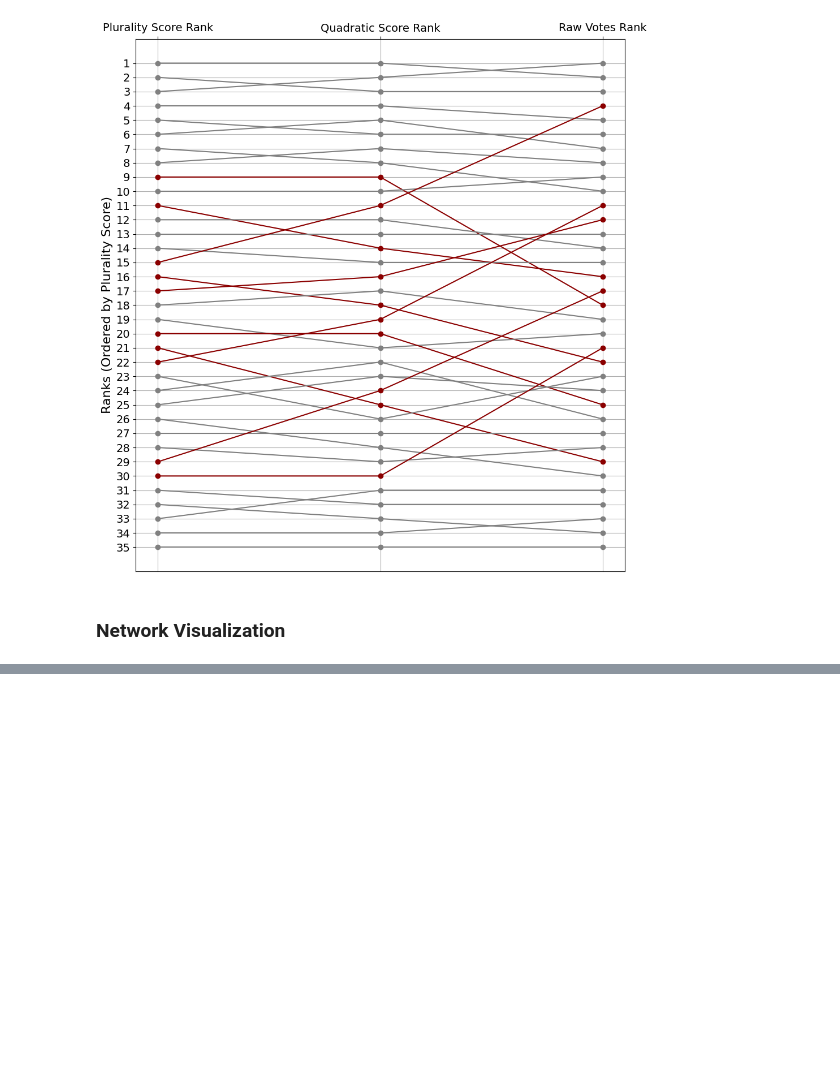
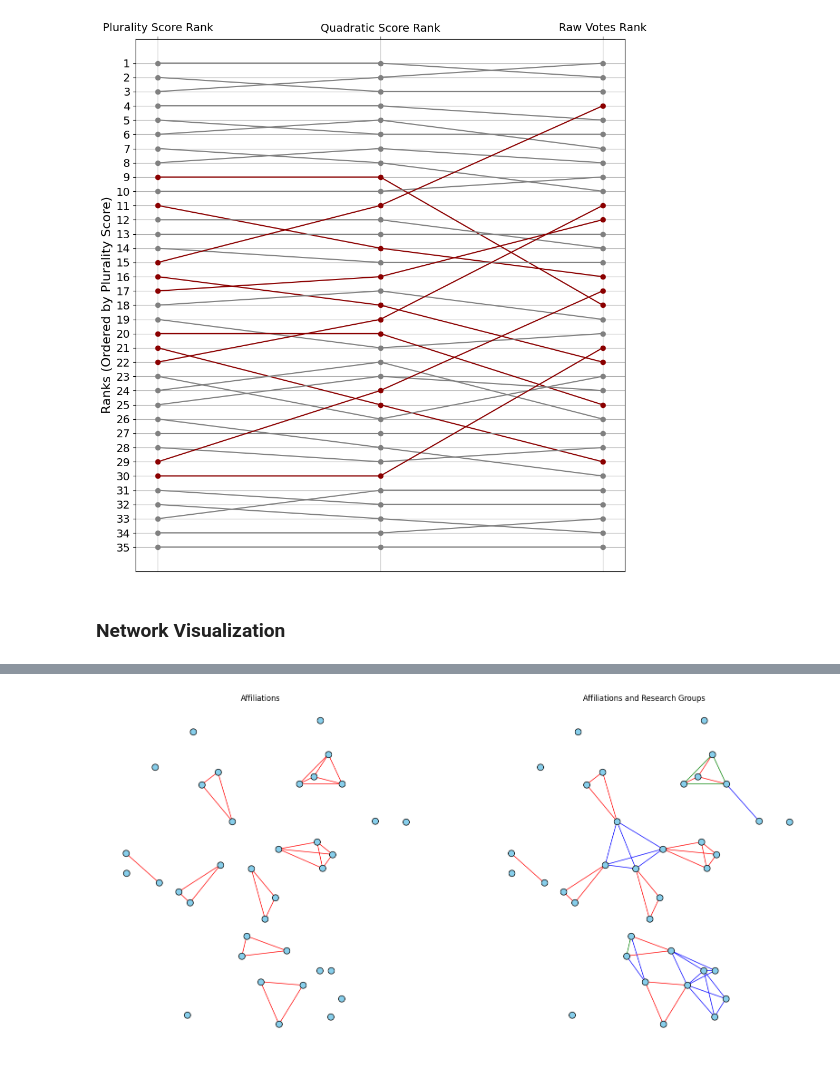
Before and after one commit to lexicongovernance/gov-research, a Jupyter notebook: berlin-analysis/analysis.ipynb, the cells around one changed output, grey strips where cells are left out. Cells and saved outputs as stored; diff of their text form; code cells hidden in the pictures; blank space fills up the shorter version.

```diff
--- a/berlin-analysis/analysis.ipynb
+++ b/berlin-analysis/analysis.ipynb
@@ -207,0 +216,4 @@ Number of unique user IDs: 36
+# %%
+# Group by 'user_id' and aggregate 'group_id' and 'group_category_id' into lists
+reduced_filtered_group_users_categories = filtered_group_users_categories.groupby('user_id').agg({'group_id': list, 'group_category_id': list}).reset_index()
+reduced_filtered_group_users_categories.head()
@@ -208,6 +231,6 @@ Number of unique user IDs: 36
 # %%
 # Create a DataFrame from filtered_groupData
-df = pd.DataFrame(filtered_groupData)
+df = pd.DataFrame(filtered_group_users_categories)
 
 # Group DataFrame by group_id
 grouped = df.groupby('group_id')
@@ -250,0 +318,4 @@ plt.savefig('plots-and-tables/participant_connections_plot.png')
+# %%
+edge_df_new = merged_df[['source', 'target', 'edge_attribute']]
+print(edge_df_new.head())
+# edge_df_new.to_excel('plots-and-tables/edge_df_new.xlsx', index=False)
@@ -250,0 +343,10 @@ plt.savefig('plots-and-tables/participant_connections_plot.png')
+# %%
+import numpy as np
+
+# Sorting the values in each row to ensure the order doesn't matter
+edge_df_new[['source', 'target']] = pd.DataFrame(np.sort(edge_df_new[['source', 'target']], axis=1), index=edge_df_new.index)
+
+# Finding duplicates
+duplicates = edge_df_new[edge_df_new.duplicated(subset=['source', 'target'], keep=False)]
+
+duplicates
@@ -250,0 +370,48 @@ plt.savefig('plots-and-tables/participant_connections_plot.png')
+# %%
+import matplotlib.pyplot as plt
+import networkx as nx
+
+# Create a figure with two subplots
+fig, axes = plt.subplots(1, 2, figsize=(20, 10))
+
+# Plot 2: Edges colored based on their attributes using a colormap
+G2 = nx.Graph()
+
+# Add nodes from the DataFrame
+G2.add_nodes_from([node['id'] for node in node_list])
+
+# Add edges from the DataFrame
+for _, row in edge_df_new.iterrows():
+    G2.add_edge(row['source'], row['target'], edge_attribute=row['edge_attribute'])
+
+# Use the Fruchterman-Reingold layout for positioning nodes
+pos = nx.fruchterman_reingold_layout(G2, k=4, iterations=500, scale=1.5)
+
+# Create a colormap based on edge attributes
+edge_colors2 = []
+edge_color_map = {'affiliation': 'red', 'private': 'blue', 'both': 'green'}
+for edge in G2.edges():
+    edge_attribute = G2[edge[0]][edge[1]]['edge_attribute']
+    edge_colors2.append(edge_color_map[edge_attribute])
+
+# Draw Graph 2 with colored edges
+nx.draw(G2, pos, with_labels=False, node_size=100, node_color='skyblue', edgecolors='black', font_size=8, edge_color=edge_colors2, ax=axes[1])
+axes[1].set_title('Affiliations and Research Groups')
+
+# Plot 1: Only "affiliation" and "both" edges, all in red
+G1 = nx.Graph()
+G1.add_nodes_from([node['id'] for node in node_list])
+edges1 = [(row['source'], row['target']) for _, row in edge_df_new.iterrows() if row['edge_attribute'] in ['affiliation', 'both']]
+G1.add_edges_from(edges1)
+
+# Use the same layout positions as G2
+pos = nx.fruchterman_reingold_layout(G1, pos=pos, fixed=pos.keys())
+
+# Draw Graph 1 with red edges
+nx.draw(G1, pos, with_labels=False, node_size=100, node_color='skyblue', edgecolors='black', font_size=8, edge_color='red', ax=axes[0])
+axes[0].set_title('Affiliations')
+
+# Show the plots
+plt.show()
+# %% [output]
+[figure, added]
```
Also changed, not shown: parts of 17 cells of this notebook.
